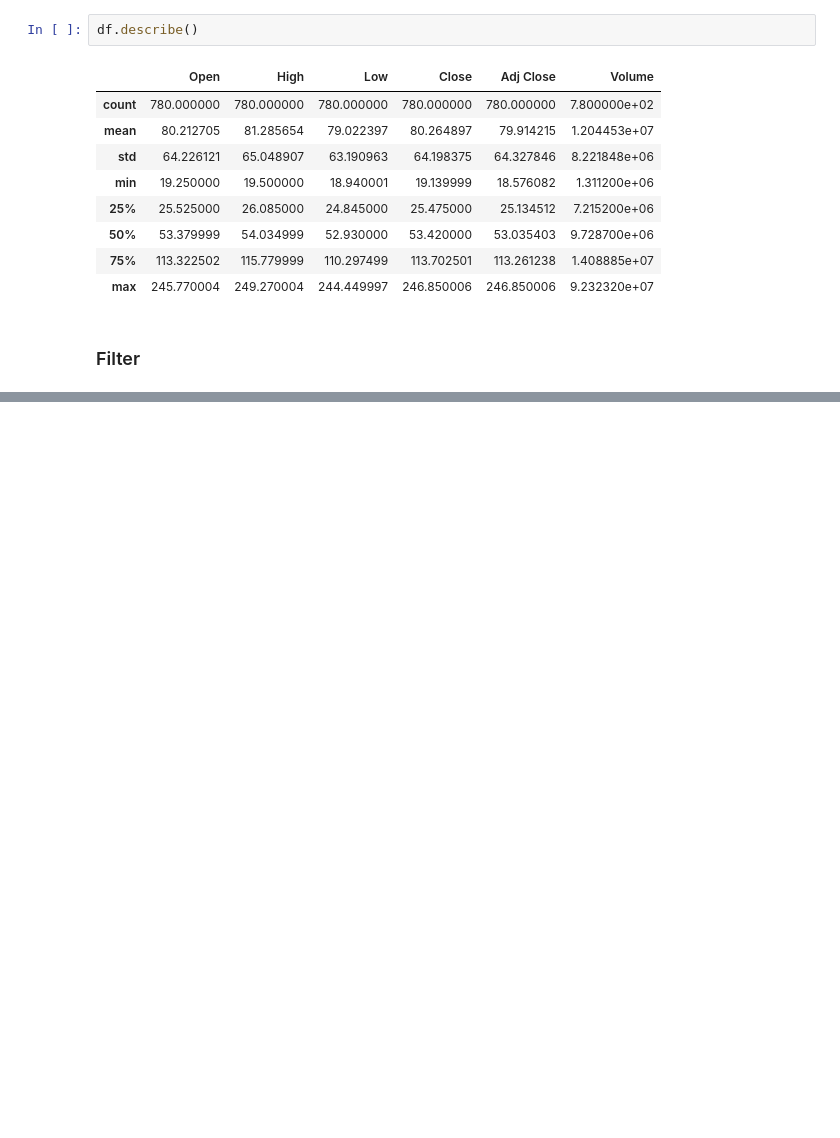
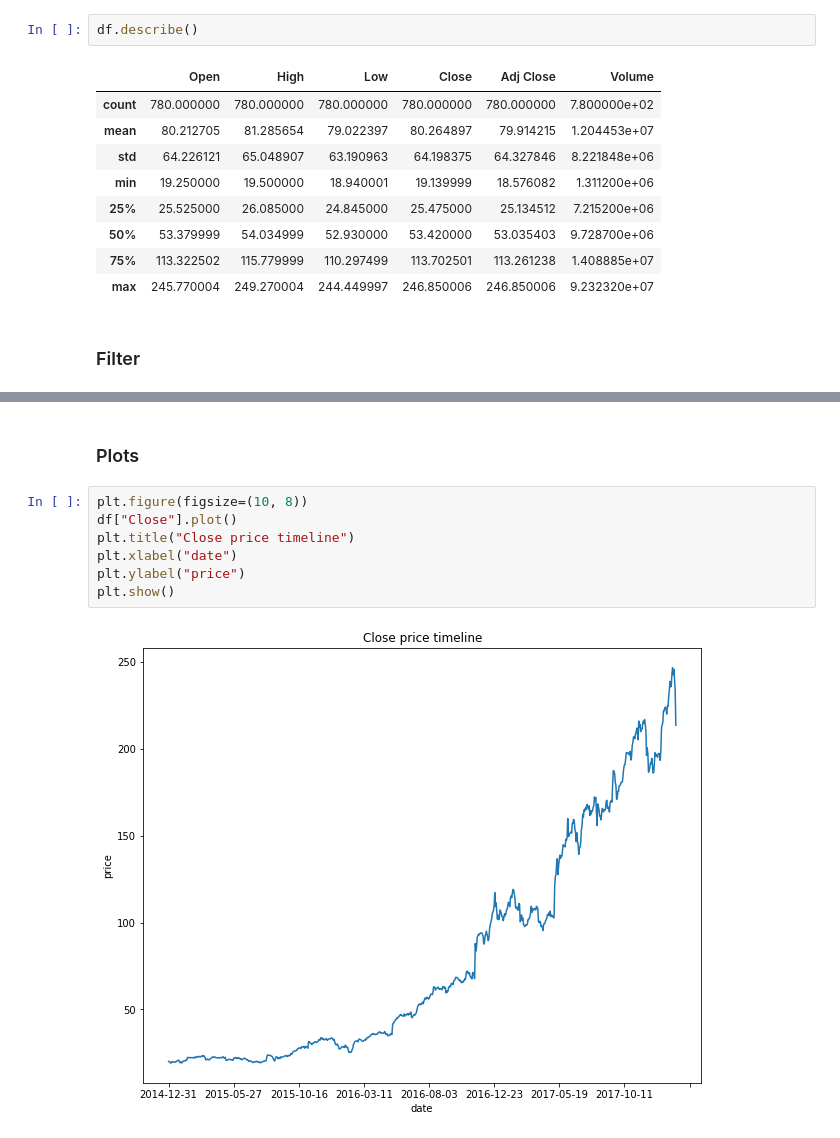
Before and after one commit to fernandocfbf/statistics-financial-data, a Jupyter notebook: week1/dataframe_basics.ipynb, the cells around one changed output, grey strips where cells are left out. Drawn from its saved outputs; the diff is of its cells as text; blank space fills up the shorter version.

```diff
--- a/week1/dataframe_basics.ipynb
+++ b/week1/dataframe_basics.ipynb
@@ -41,0 +46,11 @@ df_2015.head(2)
+# %% [markdown]
+### Plots
+# %%
+plt.figure(figsize=(10, 8))
+df["Close"].plot()
+plt.title("Close price timeline")
+plt.xlabel("date")
+plt.ylabel("price")
+plt.show()
+# %% [output]
+[figure, added]
```
Also changed, not shown: parts of 3 cells of this notebook, 1 other file.
